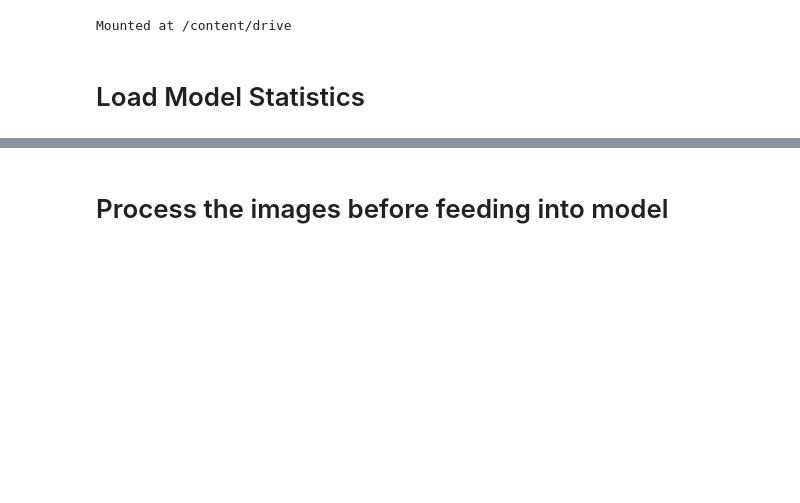
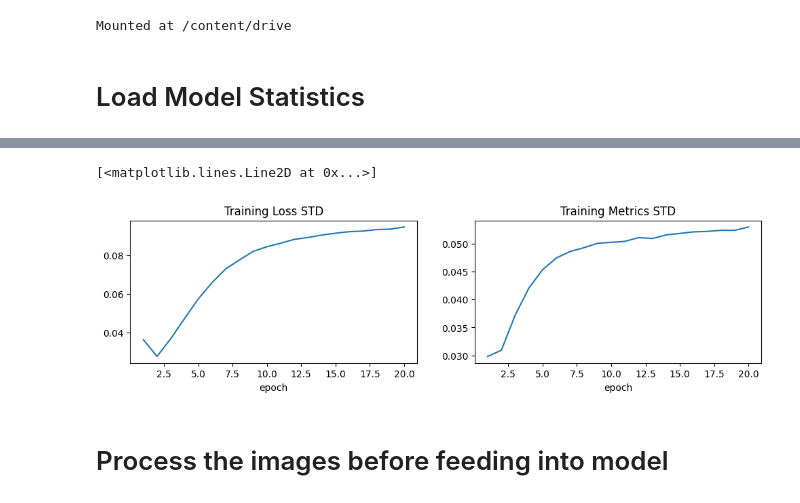
Before and after one commit to RJi86/PankVision-3D, a Jupyter notebook: test.ipynb, the cells around one changed output, grey strips where cells are left out. Cells and saved outputs as stored; diff of their text form; code cells hidden in the pictures; blank space fills up the shorter version.

```diff
--- a/test.ipynb
+++ b/test.ipynb
@@ -59,6 +60,8 @@ train_loss = np.load(os.path.join(model_dir, 'loss_train.npy'))
 train_metric = np.load(os.path.join(model_dir, 'metric_train.npy'))
 test_loss = np.load(os.path.join(model_dir, 'loss_test.npy'))
 test_metric = np.load(os.path.join(model_dir, 'metric_test.npy'))
+loss_std_train = np.load(os.path.join(model_dir, 'loss_std_train.npy'))
+metric_std_train = np.load(os.path.join(model_dir, 'metric_std_train.npy'))
 # %%
 plt.figure("Results 25 August", (12, 6))
 plt.subplot(2, 2, 1)
@@ -95,3 +98,22 @@ plt.show()
+# %%
+plt.figure("Standard Deviations", (12, 6))
+
+plt.subplot(2, 2, 1)
+plt.title("Training Loss STD")
+x = [i + 1 for i in range(len(loss_std_train))]
+y = loss_std_train
+plt.xlabel("epoch")
+plt.plot(x, y)
+
+plt.subplot(2, 2, 2)
+plt.title("Training Metrics STD")
+x = [i + 1 for i in range(len(metric_std_train))]
+y = metric_std_train
+plt.xlabel("epoch")
+plt.plot(x, y)
+# %% [output]
+[<matplotlib.lines.Line2D at 0x...>]
+[figure, added]
 # %% [markdown]
 # Process the images before feeding into model
 # %% [markdown]
```
Also changed, not shown: parts of 12 cells of this notebook.
